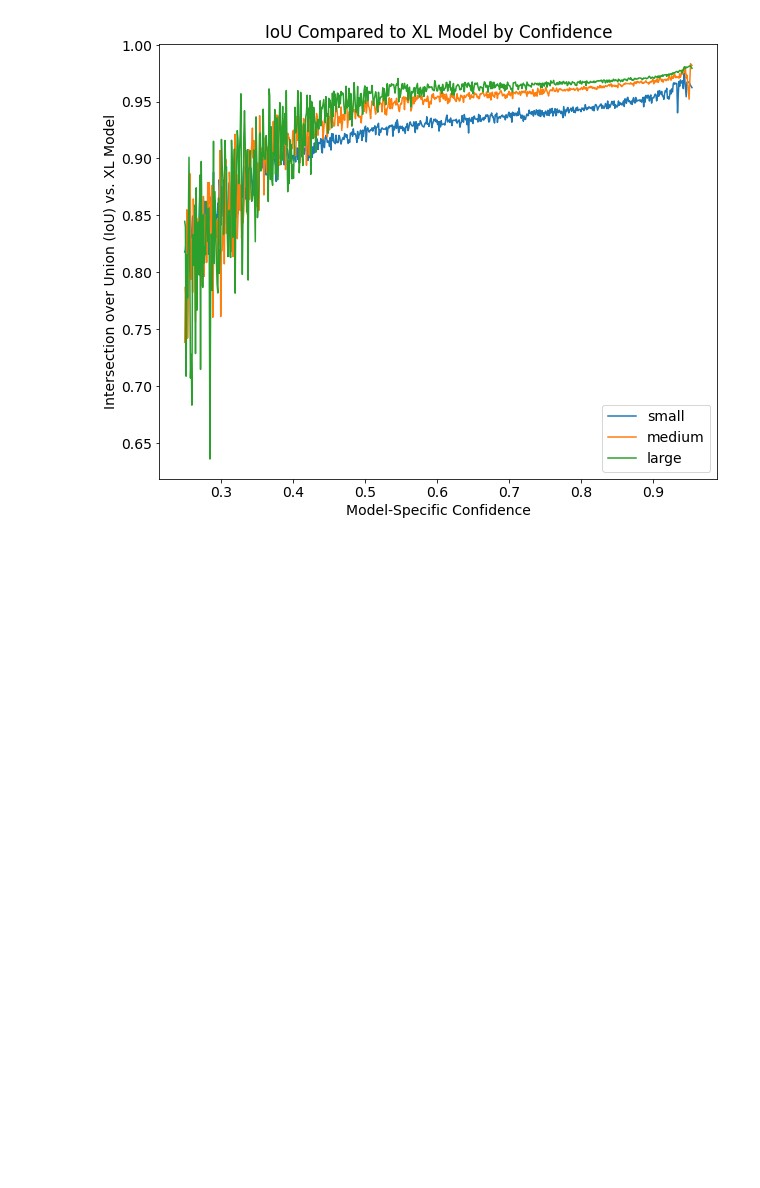
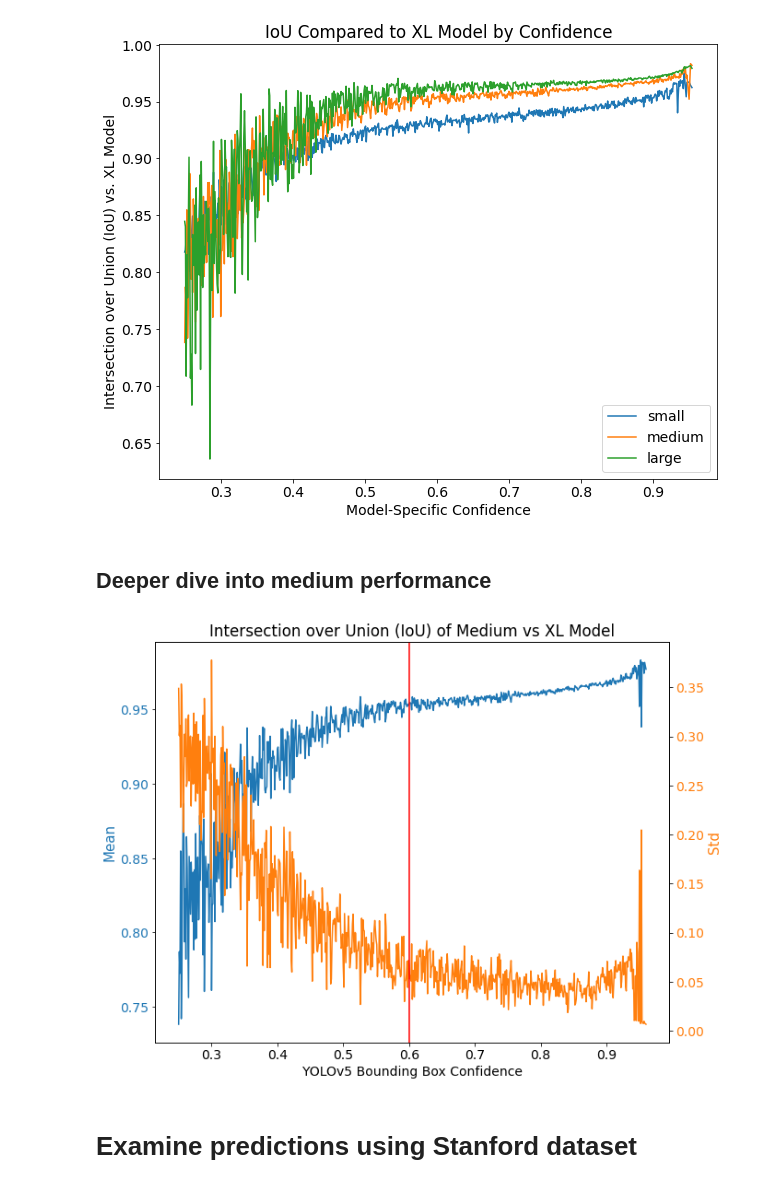
Before and after one commit to kingjosephm/vehicle_make_model_classifier, a Jupyter notebook: create_training_images/compare_yolo_models.ipynb, the cells around one changed output. Saved outputs shown, nothing was run; the diff lists cells and outputs as text; code cells hidden in the pictures; blank space fills up the shorter version.

```diff
--- a/create_training_images/compare_yolo_models.ipynb
+++ b/create_training_images/compare_yolo_models.ipynb
@@ -261,3 +308,48 @@ plt.savefig('/Users/josephking/Desktop/export/IoU_xl_confidence_train.png', dpi=
 plt.show()
 # %% [output]
 [figure]
+# %% [markdown]
+## Deeper dive into medium performance
+# %%
+def group_std(model='sm', round_places=3):
+
+    df = bbox[[f"conf_{model}", f"iou_{model}_xl"]].copy()
+    df[f"conf_{model}"] = round(df[f"conf_{model}"], round_places)
+    return df.groupby(f"conf_{model}")[f"iou_{model}_xl"].std().reset_index().rename(columns={f"conf_{model}": 'conf'})
+# %%
+places = 3
+
+medium_mean = group_mean('med', round_places=places)
+medium_std = group_std('med', round_places=places)
+medium = medium_mean.merge(medium_std, on='conf', how='outer')
+medium.dropna(axis=0, inplace=True)
+medium = medium.set_index('conf')
+# %%
+fig, ax1 = plt.subplots(figsize=(10, 8))
+
+color1 = 'tab:blue'
+color2 = 'tab:orange'
+
+fig.set_facecolor('white')
+ax1.plot(medium['iou_med_xl_x'], label='mean', color=color1)
+ax1.set_ylabel('Mean', color=color1, fontsize=15)
+ax1.tick_params(axis='y', labelcolor=color1)
+
+ax2 = ax1.twinx()
+
+ax2.plot(medium['iou_med_xl_y'], label='std', color=color2)
+ax2.set_ylabel('Std', color=color2, fontsize=15)
+ax2.tick_params(axis='y', labelcolor=color2)
+
+ax1.set_xlabel('YOLOv5 Bounding Box Confidence')
+
+plt.axvline(x=0.6, color='red')
+
+plt.title('Intersection over Union (IoU) of Medium vs XL Model')
+plt.savefig('/Users/josephking/Desktop/export/IoU_Medium_XL_Mean_Std.png', dpi=200)
+
+plt.show()
+# %% [output]
+[figure, added]
+# %% [markdown]
+# Examine predictions using Stanford dataset
```
Also changed, not shown: parts of 15 cells of this notebook.
